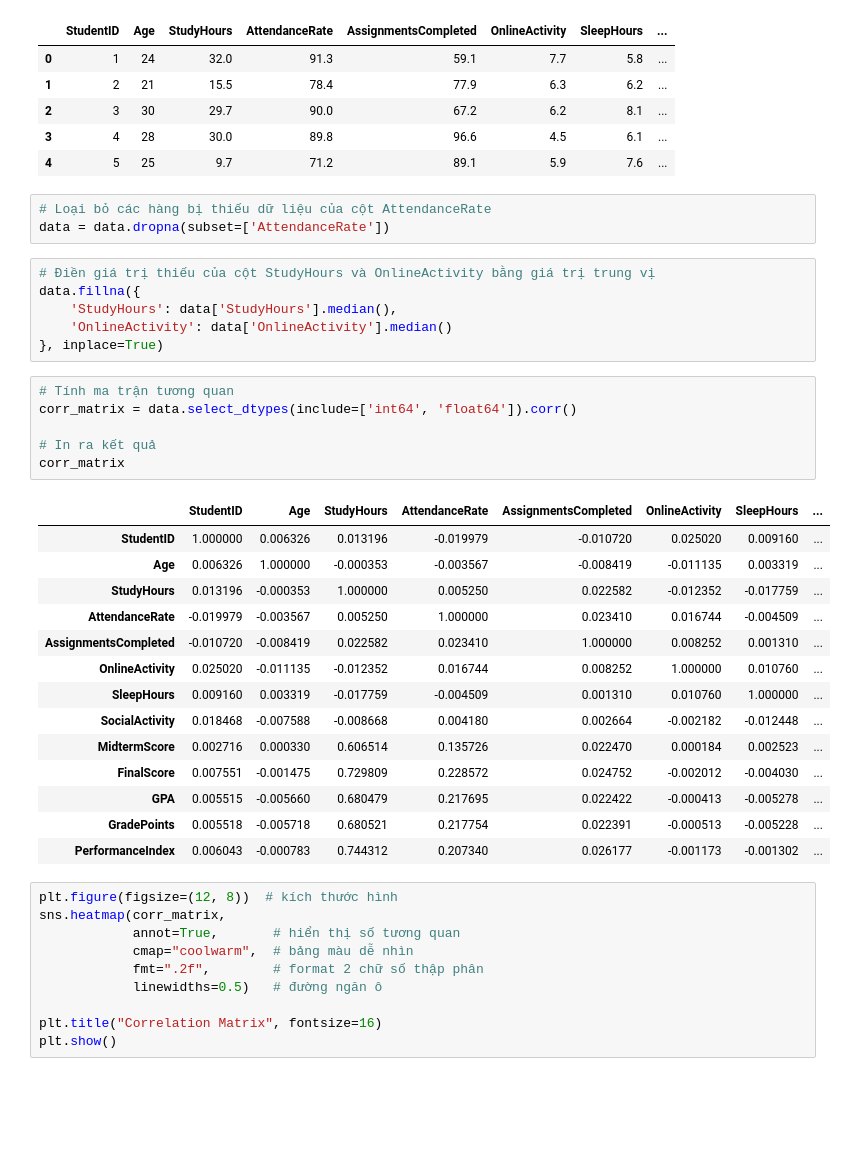
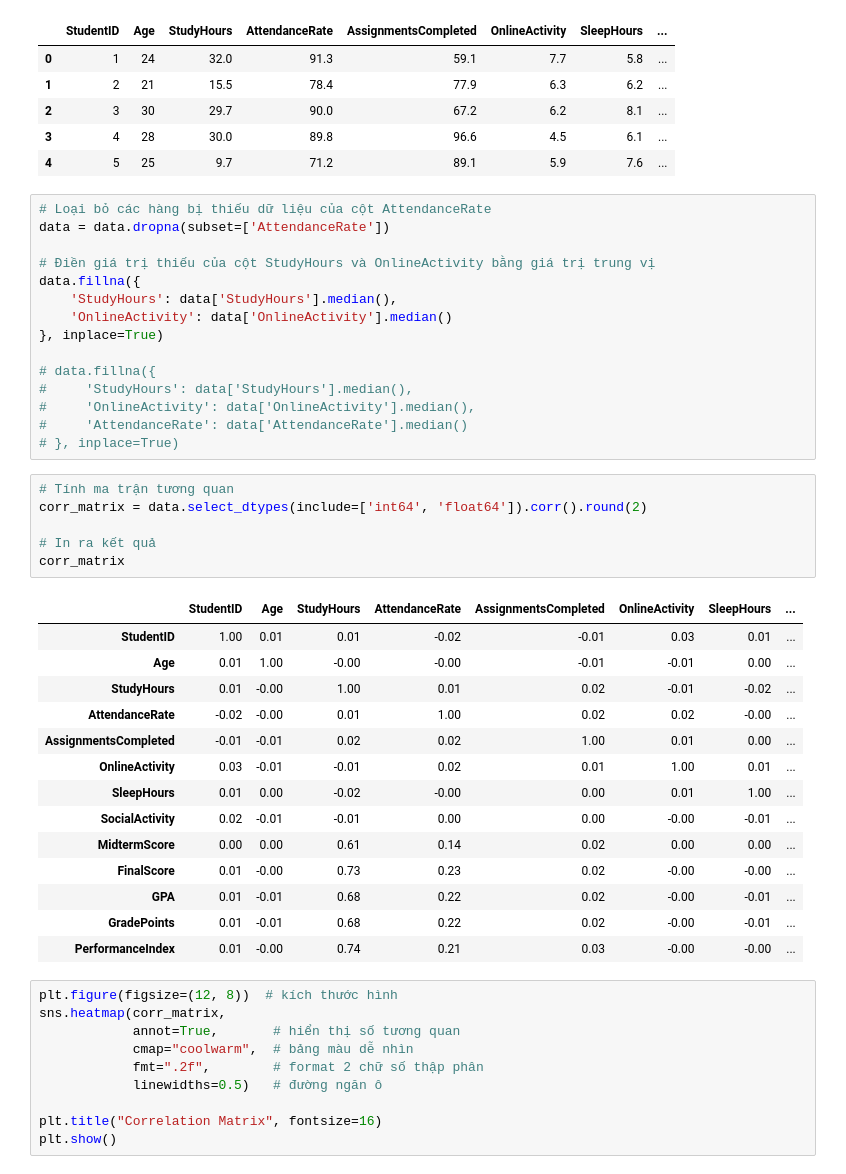
Before and after one commit to ChungKein4320/Review_MachineLearning, a Jupyter notebook: LastTerm/BaiTap07/23722291_CHTrungKien_M15.ipynb, the cells around one changed output. Drawn from its saved outputs; the diff is of its cells as text; blank space fills up the shorter version.

```diff
--- a/LastTerm/BaiTap07/23722291_CHTrungKien_M15.ipynb
+++ b/LastTerm/BaiTap07/23722291_CHTrungKien_M15.ipynb
@@ -63,33 +63,39 @@ data.head()
 # %%
 # Loại bỏ các hàng bị thiếu dữ liệu của cột AttendanceRate
 data = data.dropna(subset=['AttendanceRate'])
+
+# Điền giá trị thiếu của cột StudyHours và OnlineActivity bằng giá trị trung vị
+data.fillna({
+    'StudyHours': data['StudyHours'].median(),
+    'OnlineActivity': data['OnlineActivity'].median()
+}, inplace=True)
+
+# data.fillna({
+#     'StudyHours': data['StudyHours'].median(),
+#     'OnlineActivity': data['OnlineActivity'].median(),
+#     'AttendanceRate': data['AttendanceRate'].median()
+# }, inplace=True)
-# %%
-# Điền giá trị thiếu của cột StudyHours và OnlineActivity bằng giá trị trung vị
-data.fillna({
-    'StudyHours': data['StudyHours'].median(),
-    'OnlineActivity': data['OnlineActivity'].median()
-}, inplace=True)
 # %%
 # Tính ma trận tương quan
-corr_matrix = data.select_dtypes(include=['int64', 'float64']).corr()
+corr_matrix = data.select_dtypes(include=['int64', 'float64']).corr().round(2)
 
 # In ra kết quả
 corr_matrix
 # %% [output]
 |  | StudentID | Age | StudyHours | AttendanceRate | AssignmentsCompleted | OnlineActivity | SleepHours | ... |
-| StudentID | 1.000000 | 0.006326 | 0.013196 | -0.019979 | -0.010720 | 0.025020 | 0.009160 | ... |
-| Age | 0.006326 | 1.000000 | -0.000353 | -0.003567 | -0.008419 | -0.011135 | 0.003319 | ... |
-| StudyHours | 0.013196 | -0.000353 | 1.000000 | 0.005250 | 0.022582 | -0.012352 | -0.017759 | ... |
-| AttendanceRate | -0.019979 | -0.003567 | 0.005250 | 1.000000 | 0.023410 | 0.016744 | -0.004509 | ... |
-| AssignmentsCompleted | -0.010720 | -0.008419 | 0.022582 | 0.023410 | 1.000000 | 0.008252 | 0.001310 | ... |
-| OnlineActivity | 0.025020 | -0.011135 | -0.012352 | 0.016744 | 0.008252 | 1.000000 | 0.010760 | ... |
-| SleepHours | 0.009160 | 0.003319 | -0.017759 | -0.004509 | 0.001310 | 0.010760 | 1.000000 | ... |
-| SocialActivity | 0.018468 | -0.007588 | -0.008668 | 0.004180 | 0.002664 | -0.002182 | -0.012448 | ... |
-| MidtermScore | 0.002716 | 0.000330 | 0.606514 | 0.135726 | 0.022470 | 0.000184 | 0.002523 | ... |
-| FinalScore | 0.007551 | -0.001475 | 0.729809 | 0.228572 | 0.024752 | -0.002012 | -0.004030 | ... |
-| GPA | 0.005515 | -0.005660 | 0.680479 | 0.217695 | 0.022422 | -0.000413 | -0.005278 | ... |
-| GradePoints | 0.005518 | -0.005718 | 0.680521 | 0.217754 | 0.022391 | -0.000513 | -0.005228 | ... |
-| PerformanceIndex | 0.006043 | -0.000783 | 0.744312 | 0.207340 | 0.026177 | -0.001173 | -0.001302 | ... |
+| StudentID | 1.00 | 0.01 | 0.01 | -0.02 | -0.01 | 0.03 | 0.01 | ... |
+| Age | 0.01 | 1.00 | -0.00 | -0.00 | -0.01 | -0.01 | 0.00 | ... |
+| StudyHours | 0.01 | -0.00 | 1.00 | 0.01 | 0.02 | -0.01 | -0.02 | ... |
+| AttendanceRate | -0.02 | -0.00 | 0.01 | 1.00 | 0.02 | 0.02 | -0.00 | ... |
+| AssignmentsCompleted | -0.01 | -0.01 | 0.02 | 0.02 | 1.00 | 0.01 | 0.00 | ... |
+| OnlineActivity | 0.03 | -0.01 | -0.01 | 0.02 | 0.01 | 1.00 | 0.01 | ... |
+| SleepHours | 0.01 | 0.00 | -0.02 | -0.00 | 0.00 | 0.01 | 1.00 | ... |
+| SocialActivity | 0.02 | -0.01 | -0.01 | 0.00 | 0.00 | -0.00 | -0.01 | ... |
+| MidtermScore | 0.00 | 0.00 | 0.61 | 0.14 | 0.02 | 0.00 | 0.00 | ... |
+| FinalScore | 0.01 | -0.00 | 0.73 | 0.23 | 0.02 | -0.00 | -0.00 | ... |
+| GPA | 0.01 | -0.01 | 0.68 | 0.22 | 0.02 | -0.00 | -0.01 | ... |
+| GradePoints | 0.01 | -0.01 | 0.68 | 0.22 | 0.02 | -0.00 | -0.01 | ... |
+| PerformanceIndex | 0.01 | -0.00 | 0.74 | 0.21 | 0.03 | -0.00 | -0.00 | ... |
 # %%
 plt.figure(figsize=(12, 8))  # kích thước hình
 sns.heatmap(corr_matrix,
```
Also changed, not shown: parts of 11 cells of this notebook, 24 other files.
